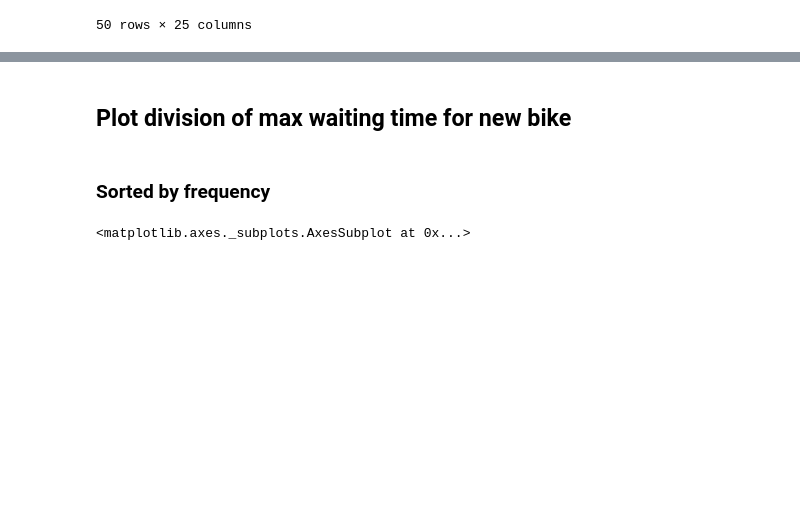
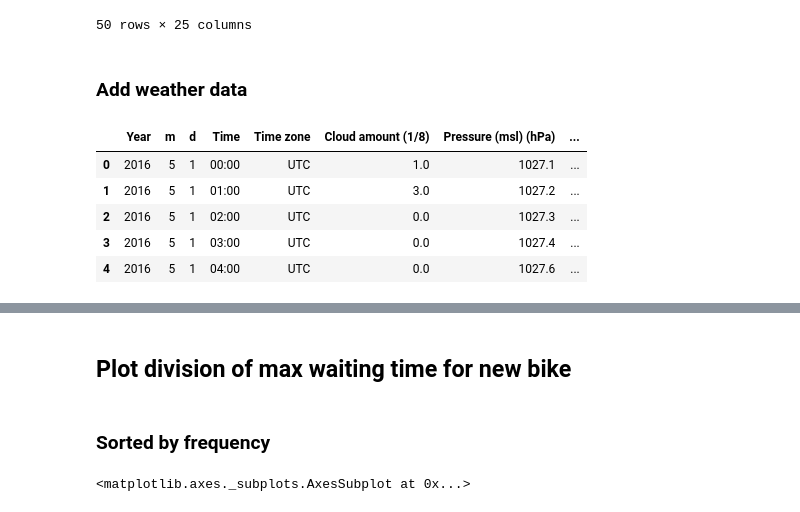
Before and after one commit to magic-city-bikes/notes, a Jupyter notebook: linear_regression.ipynb, the cells around one changed output, grey strips where cells are left out. Saved outputs shown, nothing was run; the diff lists cells and outputs as text; code cells hidden in the pictures; blank space fills up the shorter version.

Commit message:
Add weather data to linear regression

```diff
--- a/linear_regression.ipynb
+++ b/linear_regression.ipynb
@@ -325,3 +325,15 @@ df.head(50)
 | 48 | 48 | 2018-05-11T08:36:01 | 60.184312 | 24.826671 | 1 | 541 | Aalto-yliopisto (M), Korkeakoulua... | 6 | 40 | ... |
 | 49 | 49 | 2018-05-11T08:37:01 | 60.184312 | 24.826671 | 1 | 541 | Aalto-yliopisto (M), Korkeakoulua... | 6 | 40 | ... |
 50 rows × 25 columns
+# %% [markdown]
+### Add weather data
+# %%
+weather = pd.read_csv('../data/weather_all.csv')
+weather.head()
+# %% [output]
+|  | Year | m | d | Time | Time zone | Cloud amount (1/8) | Pressure (msl) (hPa) | ... |
+| 0 | 2016 | 5 | 1 | 00:00 | UTC | 1.0 | 1027.1 | ... |
+| 1 | 2016 | 5 | 1 | 01:00 | UTC | 3.0 | 1027.2 | ... |
+| 2 | 2016 | 5 | 1 | 02:00 | UTC | 0.0 | 1027.3 | ... |
+| 3 | 2016 | 5 | 1 | 03:00 | UTC | 0.0 | 1027.4 | ... |
+| 4 | 2016 | 5 | 1 | 04:00 | UTC | 0.0 | 1027.6 | ... |
```
Also changed, not shown: parts of 16 cells of this notebook.
